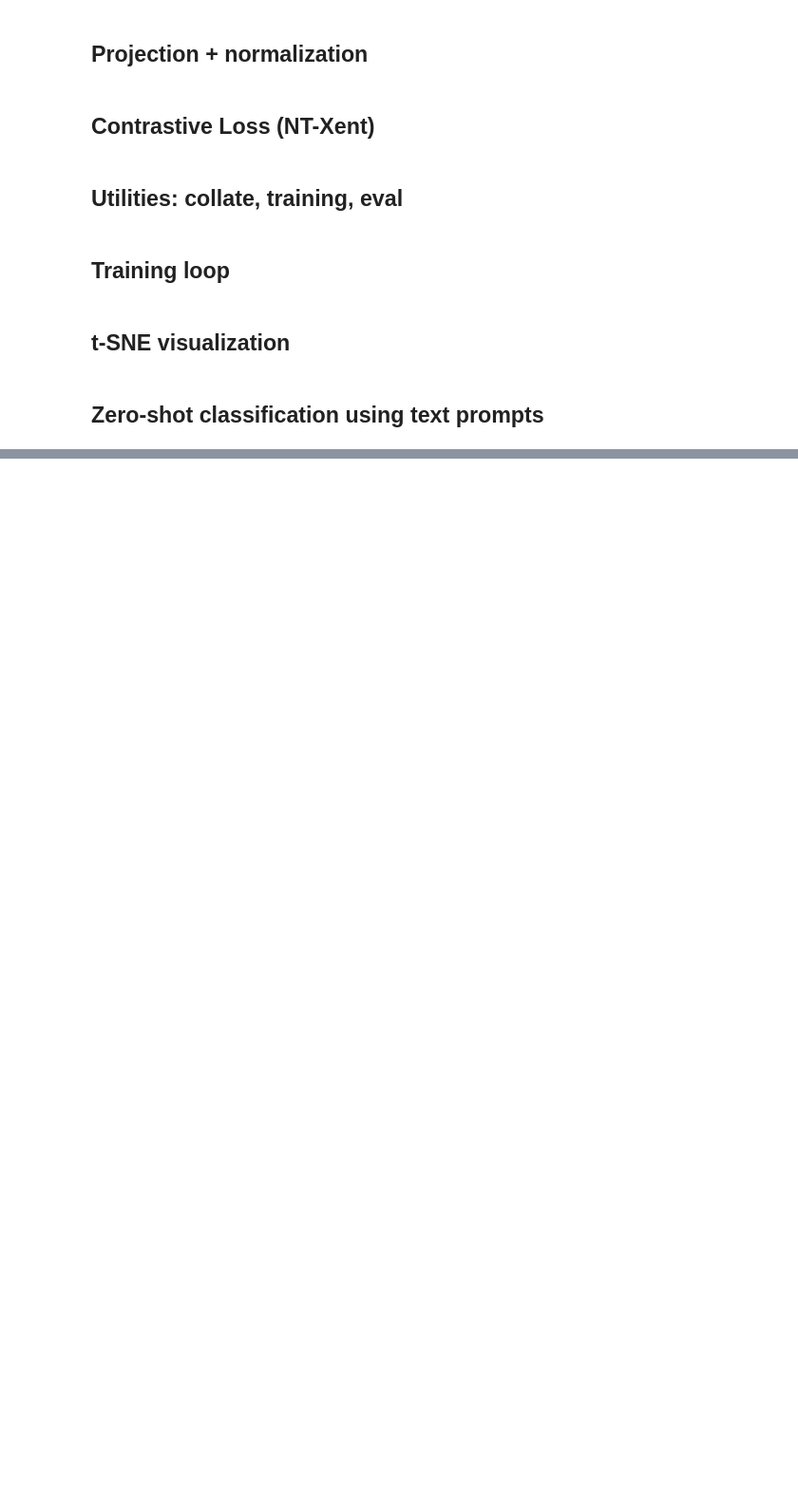
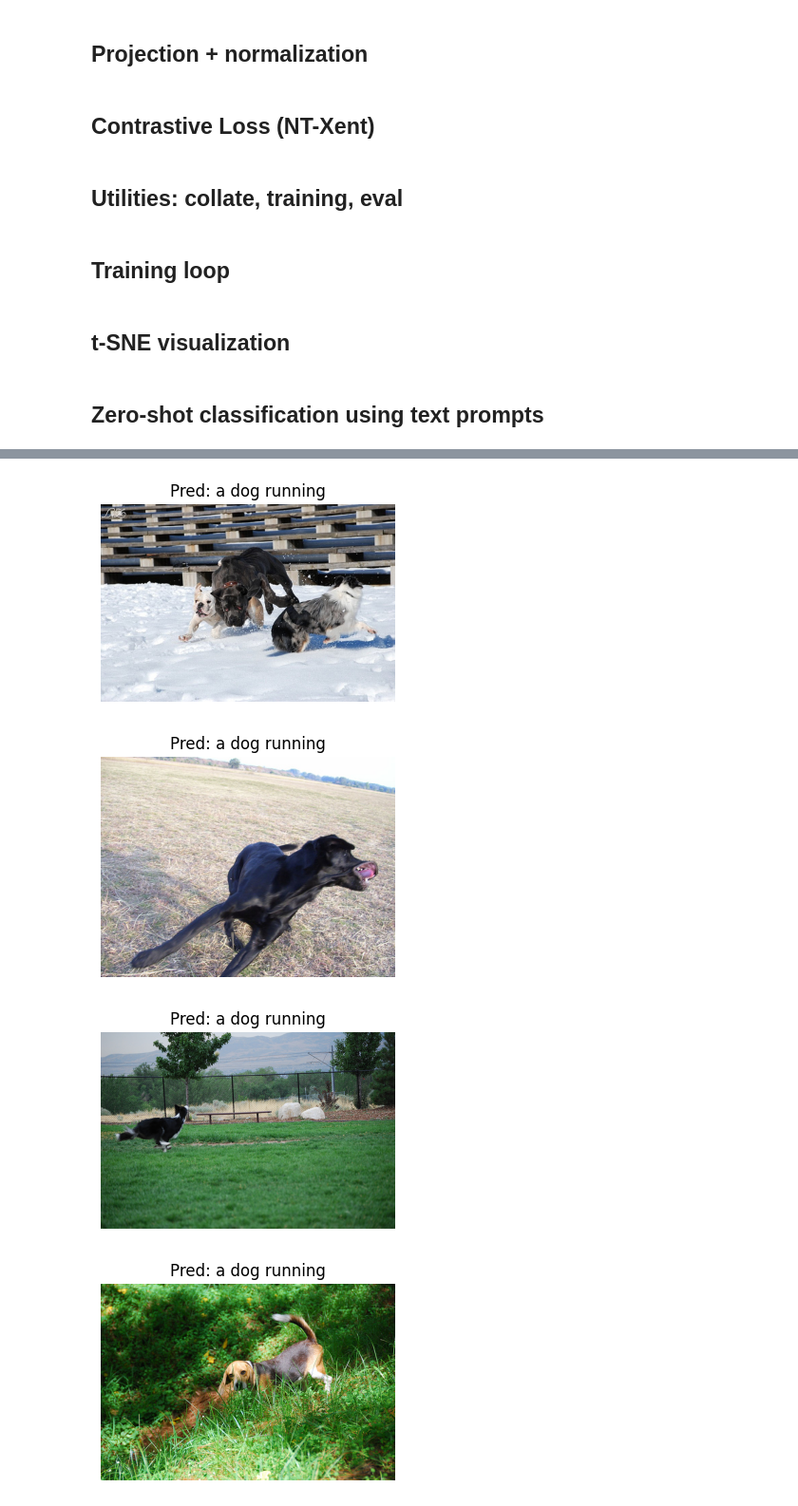
Before and after one commit to MuhammadSyyed/videoModeling, a Jupyter notebook: task2_mini_clip/task2.ipynb, the cells around one changed output, grey strips where cells are left out. Shown at 95% size. Saved outputs shown, nothing was run; the diff lists cells and outputs as text; code cells hidden in the pictures; blank space fills up the shorter version.

```diff
--- a/task2_mini_clip/task2.ipynb
+++ b/task2_mini_clip/task2.ipynb
@@ -317,0 +428,12 @@ def zero_shot_classify(model, class_prompts: List[str], dataloader, tokenizer, d
+# %%
+prompts = [
+    "a dog running",
+    "a person cooking",
+    "a red car",
+    "a cat sleeping"
+]
+
+preds, image_ids = zero_shot_classify(model, prompts, val_loader, tokenizer,DEVICE)
+
+for p, img in zip(preds[:10], image_ids[:10]):
+    print(img, "→", prompts[p])
@@ -317,0 +451,44 @@ def zero_shot_classify(model, class_prompts: List[str], dataloader, tokenizer, d
+# %%
+from PIL import Image
+import matplotlib.pyplot as plt
+import os
+
+def show_zero_shot_results(preds, image_ids, prompts, data_root, n=10):
+    """
+    preds: predicted prompt indices
+    image_ids: filenames returned from compute_embeddings
+    prompts: list of text prompts used in zero-shot
+    data_root: folder containing Images/
+    n: number of samples to show
+    """
+
+    for i in range(min(n, len(preds))):
+        img_name = image_ids[i]
+        pred_label = prompts[preds[i]]
+
+        # Construct full path to image
+        img_path = os.path.join(data_root, "Images", img_name)
+
+        # Load image
+        img = Image.open(img_path).convert("RGB")
+
+        # Render
+        plt.figure(figsize=(4,4))
+        plt.imshow(img)
+        plt.axis("off")
+        plt.title(f"Pred: {pred_label}")
+        plt.show()
+
+
+show_zero_shot_results(
+    preds,
+    image_ids,
+    prompts,
+    DATA_ROOT,     # <-- this should be /workspace/datasets/flickr8k
+    n=10           # number of samples to display
+)
+# %% [output]
+[figure, added]
+[figure, added]
+[figure, added]
+[figure, added]
```
Also changed, not shown: parts of 17 cells of this notebook, 2 other files.
